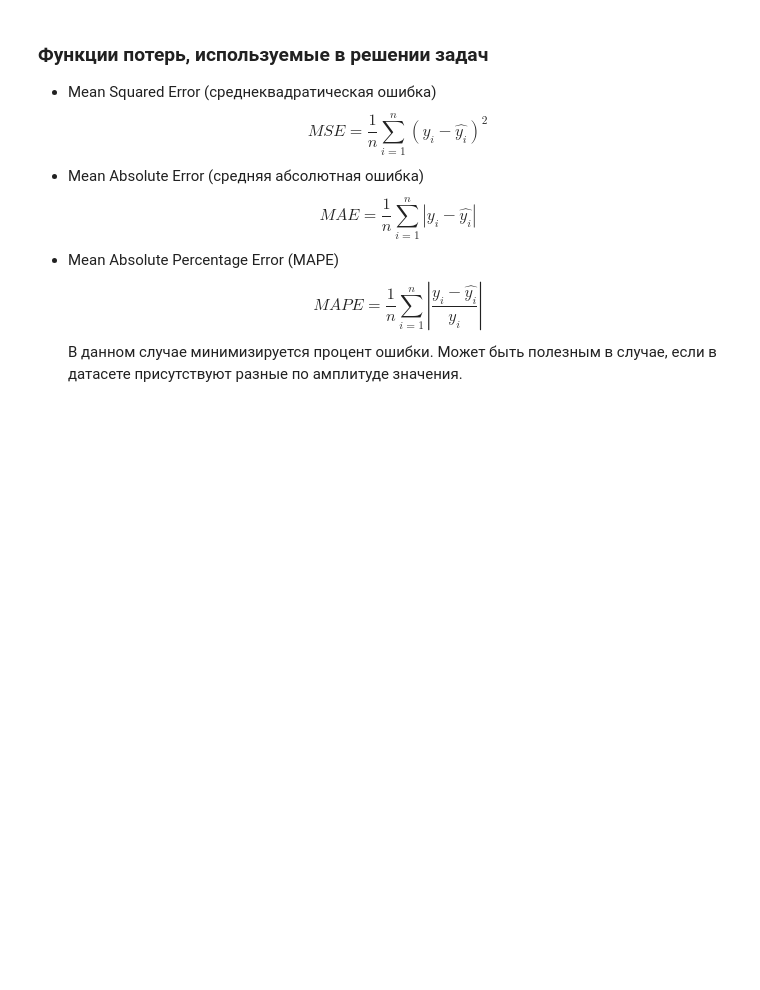
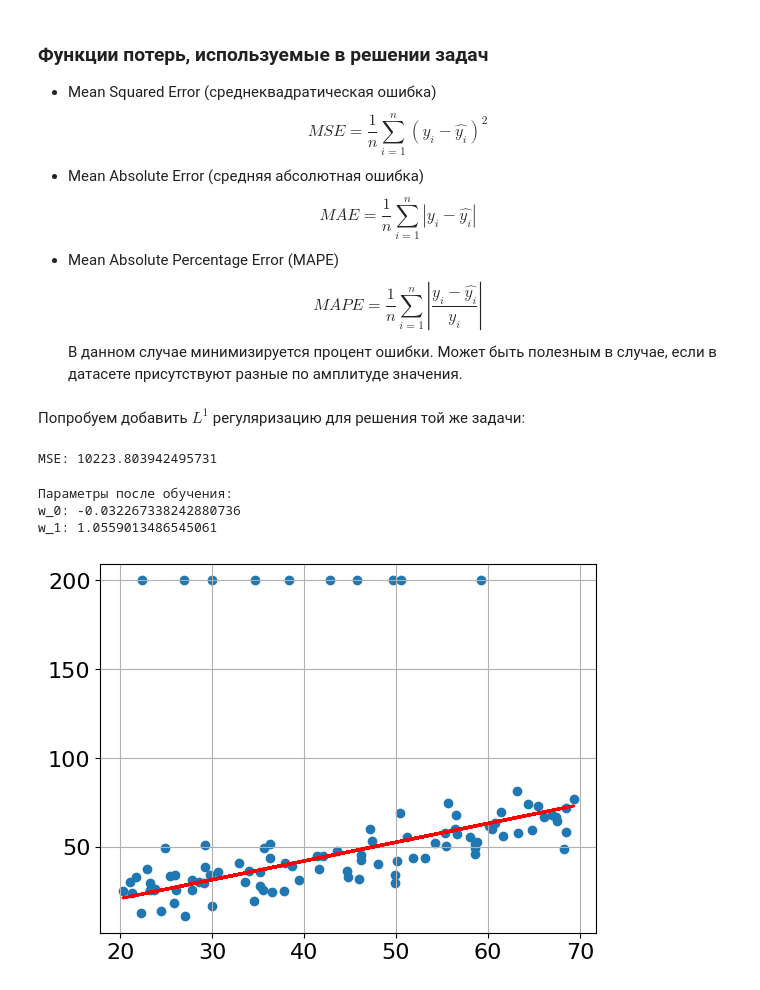
Before and after one commit to DobryVecher1/ml-phys-vsu, a Jupyter notebook: in-class/04_lin_regression.ipynb, the cells around one changed output. Cells and saved outputs as stored; diff of their text form; code cells hidden in the pictures; blank space fills up the shorter version.

```diff
--- a/in-class/04_lin_regression.ipynb
+++ b/in-class/04_lin_regression.ipynb
@@ -187,3 +188,49 @@ $$MAE = \frac{1}{n}\sum\limits_{i=1}^n\left|y_{i}-\hat{y_{i}}\right|$$
 - Mean Absolute Percentage Error (MAPE)
 $$MAPE = \frac{1}{n}\sum\limits_{i=1}^n\left|\frac{y_{i}-\hat{y_{i}}}{y_{i}}\right|$$
 В данном случае минимизируется процент ошибки. Может быть полезным в случае, если в датасете присутствуют разные по амплитуде значения.
+# %% [markdown]
+Попробуем добавить $L^1$ регуляризацию для решения той же задачи:
+# %%
+# Начальное приближение
+w_1 = -0.58
+w_0 = -2
+# Начальное предсказание
+y_pred = w_1*X + w_0
+# Значение функции потерь
+print(f'MSE: {mse_loss(y, y_pred)}')
+# %% [output]
+MSE: 10223.803942495731
+# %%
+# Темп обучения
+learn_rate = 0.0001
+# регул
+alpha = 1000.0
+# Кол-во итераций. Можно также использовать желаемую точность решения.
+num_iter = 50
+coefs = [(w_0, w_1)]
+loss = []
+for ii in range(num_iter):
+    # Находим предсказание
+    y_pred = w_1*X+w_0
+    # Находим производные
+    dldw = -2/num_points*np.sum((y-y_pred)*X) + alpha * np.sign(w_1)
+    dldb = -2/num_points*np.sum((y-y_pred)) + alpha * np.sign(w_0)
+    # Обновляем веса
+    w_1 -= learn_rate*dldw
+    w_0 -= learn_rate*dldb
+    # Вычисляем лосс
+    loss.append(mse_loss(y, y_pred))
+    coefs.append((w_0, w_1))
+
+print(f'Параметры после обучения:\nw_0: {w_0}\nw_1: {w_1}')
+
+
+# Построим получившуюся зависимость
+plt.scatter(X, y)
+plt.plot(X, w_0+w_1*X, 'r', lw=2)
+plt.grid()
+# %% [output]
+Параметры после обучения:
+w_0: -0.032267338242880736
+w_1: 1.0559013486545061
+[figure, added]
```
Also changed, not shown: parts of 9 cells of this notebook, 1 other file.
